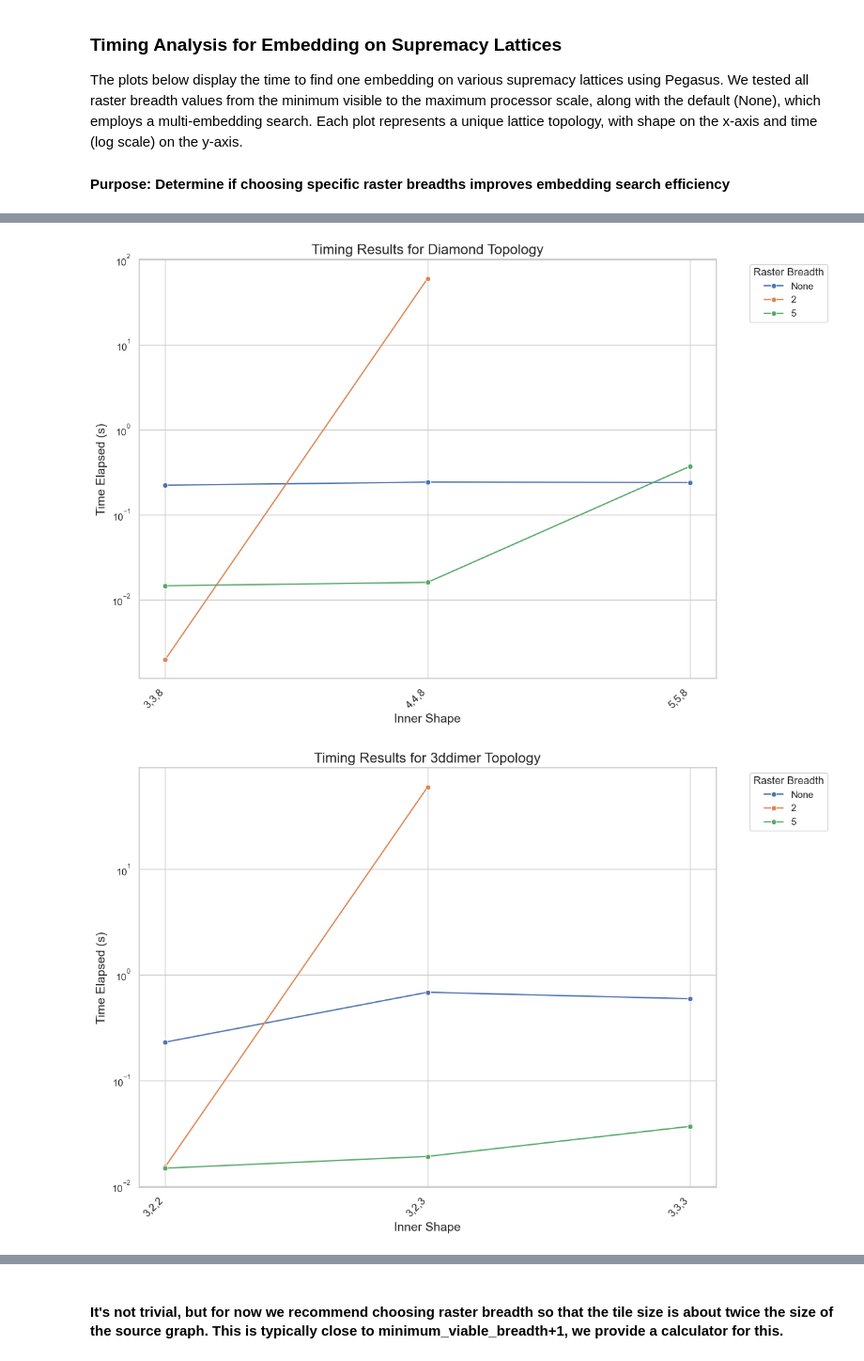
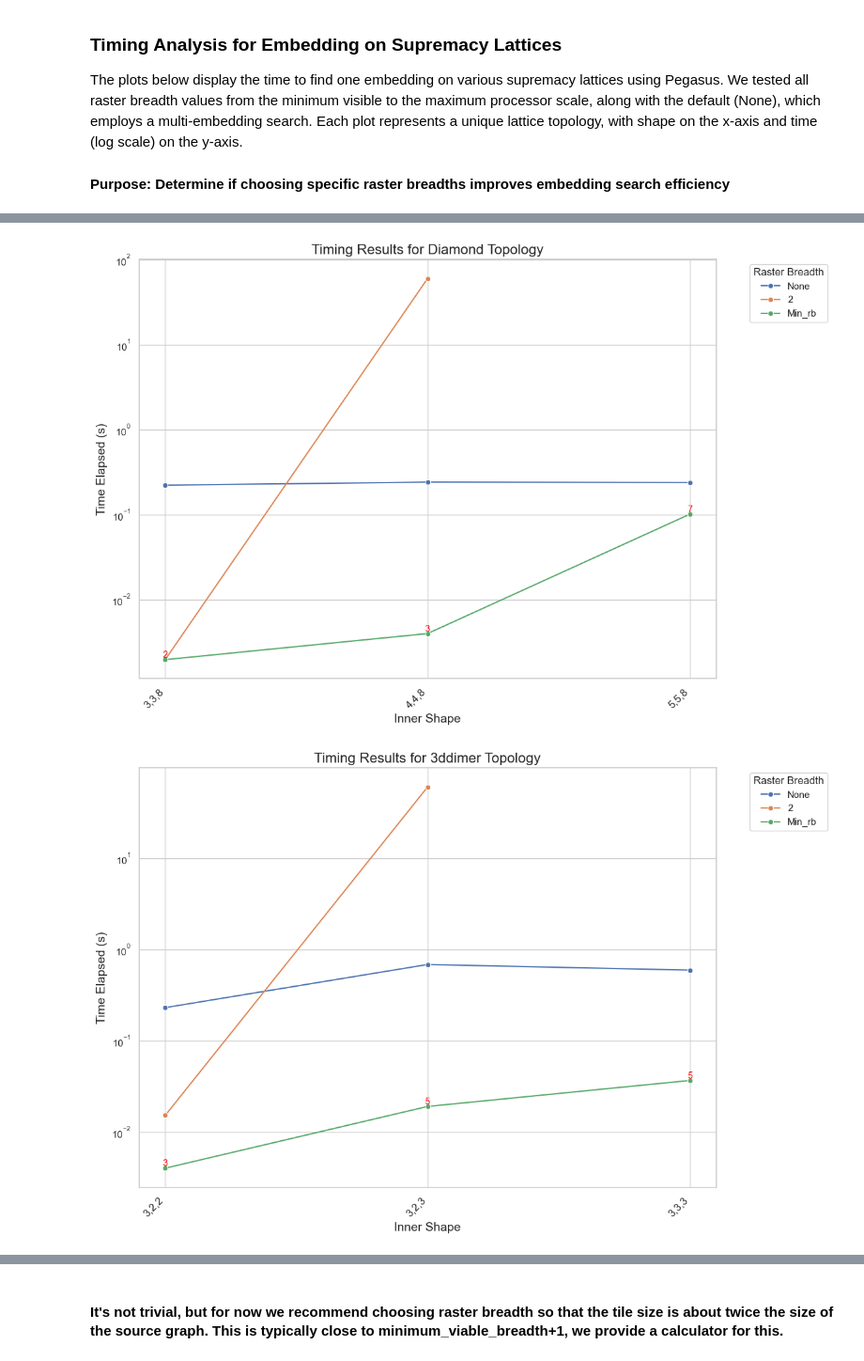
Before and after one commit to AndyZzzZzzZzz/minorminer, a Jupyter notebook: minorminer/utils/analysis.ipynb, the cells around one changed output, grey strips where cells are left out. Shown at 94% size. Drawn from its saved outputs; the diff is of its cells as text; code cells hidden in the pictures.

```diff
--- a/minorminer/utils/analysis.ipynb
+++ b/minorminer/utils/analysis.ipynb
@@ -351,31 +351,29 @@ for lattice_name, shapes in none_data.items():
             "time_elapsed": time
         })
 
+# Convert records into DataFrames
 rb_df = pd.DataFrame(rb_records)
-rb_df['raster_breadth'] = rb_df['raster_breadth'].astype(int)
 rb_df['time_elapsed'] = pd.to_numeric(rb_df['time_elapsed'], errors='coerce')
 none_df = pd.DataFrame(none_records)
 none_df['time_elapsed'] = pd.to_numeric(none_df['time_elapsed'], errors='coerce')
 
-mean_times = rb_df.groupby('raster_breadth')['time_elapsed'].mean()
-optimal_rb = mean_times.idxmin()
-lowest_mean_time = mean_times.min()
-optimal_rb_df = rb_df[rb_df['raster_breadth'] == optimal_rb].copy()
-optimal_rb_df.reset_index(drop=True, inplace=True)
-rb_2_df = rb_df[rb_df['raster_breadth'] == 2].copy()
-rb_2_df.reset_index(drop=True, inplace=True)
-#rb_3_df = rb_df[rb_df['raster_breadth'] == 3].copy()
-#rb_3_df.reset_index(drop=True, inplace=True)
-#rb_4_df = rb_df[rb_df['raster_breadth'] == 4].copy()
-#rb_4_df.reset_index(drop=True, inplace=True)
-combined_df = pd.concat([none_df, rb_2_df, optimal_rb_df], ignore_index=True)
+# Calculate the minimum time for each shape across all raster breadths (the hull) and track the rb value
+hull_df = rb_df.loc[rb_df.groupby(['lattice_name', 'shape'])['time_elapsed'].idxmin()].copy()
+hull_df['raster_breadth'] = hull_df['raster_breadth'].astype(str)
+hull_df['raster_breadth_label'] = hull_df['raster_breadth']  # Save rb for labeling
+hull_df['raster_breadth'] = 'Min_rb'  # Label the hull as "Min_rb" for clarity in the legend
+
+# Filter rb_df for rb=2 only
+rb_2_df = rb_df[rb_df['raster_breadth'] == 2]
+
+# Combine all DataFrames: None, rb=2, and hull
+combined_df = pd.concat([none_df, rb_2_df, hull_df], ignore_index=True)
 
 # Ensure all relevant columns are present and correctly typed
 combined_df['shape'] = combined_df['shape'].astype(str)
 combined_df['lattice_name'] = combined_df['lattice_name'].astype(str)
 combined_df['raster_breadth'] = combined_df['raster_breadth'].astype(str)
 combined_df['time_elapsed'] = pd.to_numeric(combined_df['time_elapsed'], errors='coerce')
-# Get list of unique lattice names
 unique_lattices = rb_df['lattice_name'].unique()
 
 for lattice in unique_lattices:
@@ -408,9 +406,19 @@ for lattice in unique_lattices:
     # Customize legend
     plt.legend(title='Raster Breadth', title_fontsize=12, fontsize=11, bbox_to_anchor=(1.05, 1), loc='upper left')
 
-    # Adjust layout for better spacing
+    hull_lattice_df = hull_df[hull_df['lattice_name'] == lattice]
+    for i, row in hull_lattice_df.iterrows():
+        plt.text(
+            row['shape'],
+            row['time_elapsed'],
+            row['raster_breadth_label'],
+            color='red',
+            fontsize=10,
+            ha='center',
+            va='bottom'
+        )
+
+
     plt.tight_layout()
-
-    # Display the plot
     plt.show()
 # %% [output]
@@ -418,2 +426,2 @@ for lattice in unique_lattices:
-[figure, old version]
+[figure, new version]
-[figure, old version]
+[figure, new version]
```
Also changed, not shown: parts of 1 cell of this notebook.
